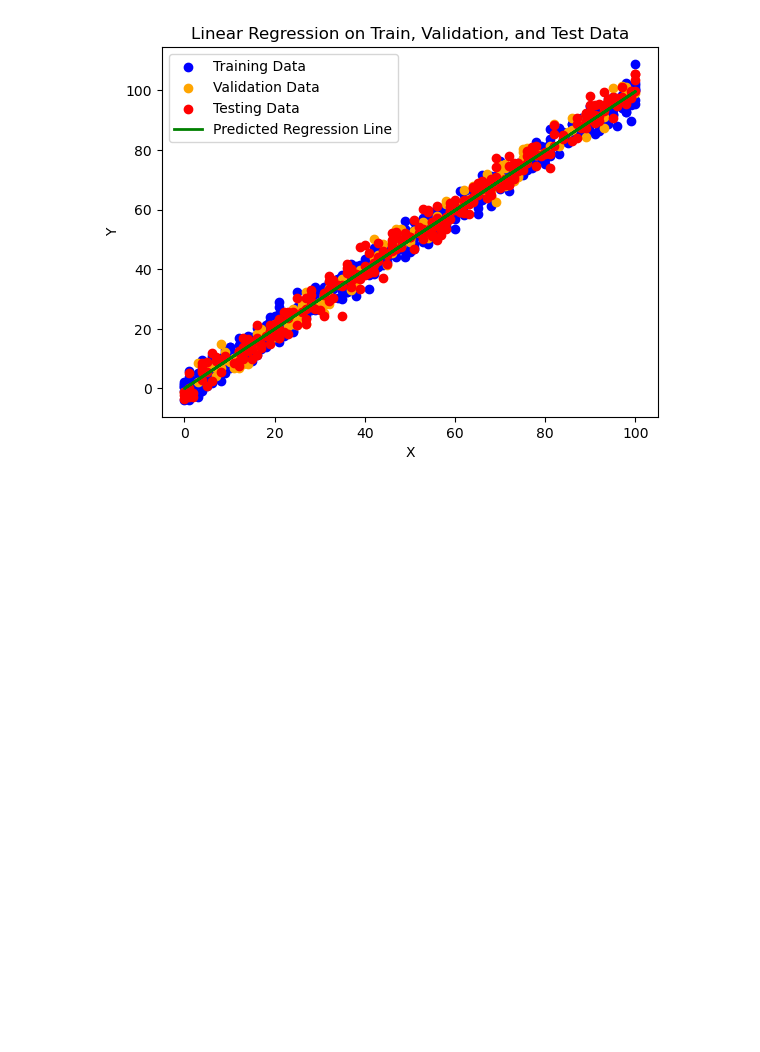
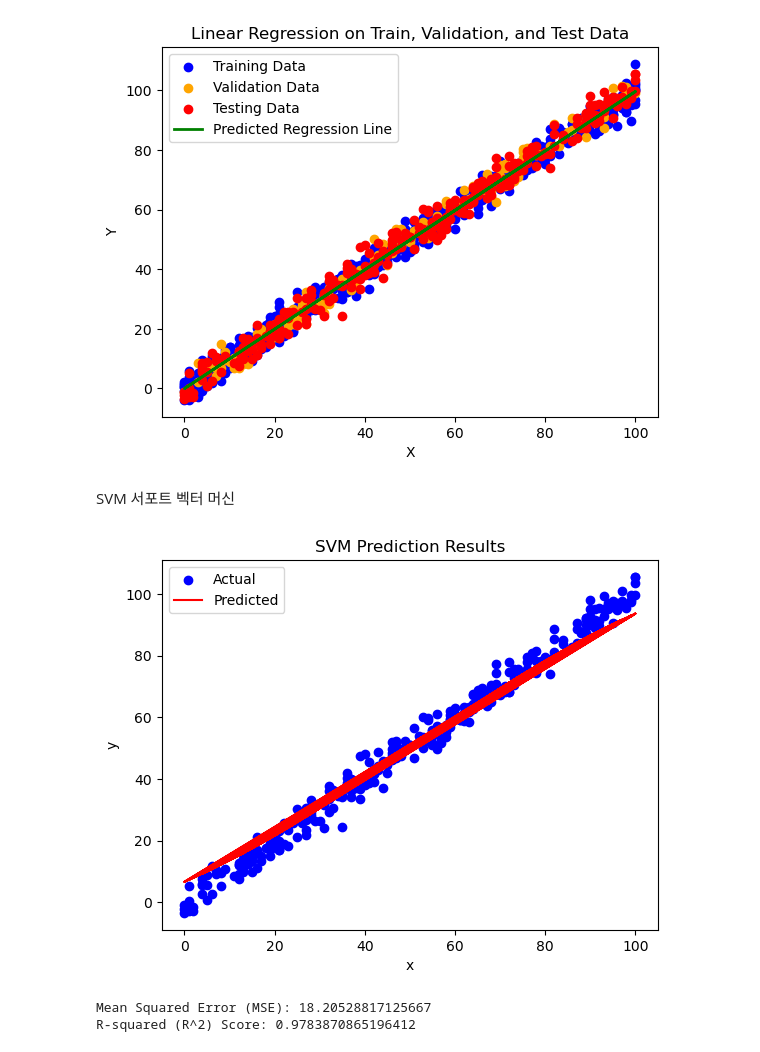
Before and after one commit to leejin-kyu/DGU-MLDL2023, a Jupyter notebook: Midterm Project[이진규2022121187].ipynb, the cells around one changed output. Drawn from its saved outputs; the diff is of its cells as text; code cells hidden in the pictures; blank space fills up the shorter version.

```diff
--- a/Midterm Project[이진규2022121187].ipynb
+++ b/Midterm Project[이진규2022121187].ipynb
@@ -231,3 +225,47 @@ plt.legend()
 plt.show()
 # %% [output]
 [figure]
+# %% [markdown]
+SVM 서포트 벡터 머신
+# %%
+import matplotlib.pyplot as plt
+
+# Load the data
+train_data = pd.read_csv('train.csv')
+test_data = pd.read_csv('test.csv')
+train_data = train_data.fillna(train_data.mean())
+test_data = test_data.fillna(test_data.mean())
+
+# Data preprocessing
+X_train = train_data['x'].values.reshape(-1, 1)
+y_train = train_data['y'].values
+X_test = test_data['x'].values.reshape(-1, 1)
+y_test = test_data['y'].values
+
+# SVM model training
+svm_model = SVR()
+svm_model.fit(X_train, y_train)
+
+# Prediction
+y_pred = svm_model.predict(X_test)
+
+# Performance evaluation
+mse = mean_squared_error(y_test, y_pred)
+r2 = r2_score(y_test, y_pred)
+
+# Visualization
+plt.scatter(X_test, y_test, color='blue', label='Actual')
+plt.plot(X_test, y_pred, color='red', label='Predicted')
+plt.xlabel('x')
+plt.ylabel('y')
+plt.title('SVM Prediction Results')
+plt.legend()
+plt.show()
+
+# Output
+print("Mean Squared Error (MSE):", mse)
+print("R-squared (R^2) Score:", r2)
+# %% [output]
+[figure, added]
+Mean Squared Error (MSE): 18.20528817125667
+R-squared (R^2) Score: 0.9783870865196412
```
Also changed, not shown: parts of 9 cells of this notebook.
